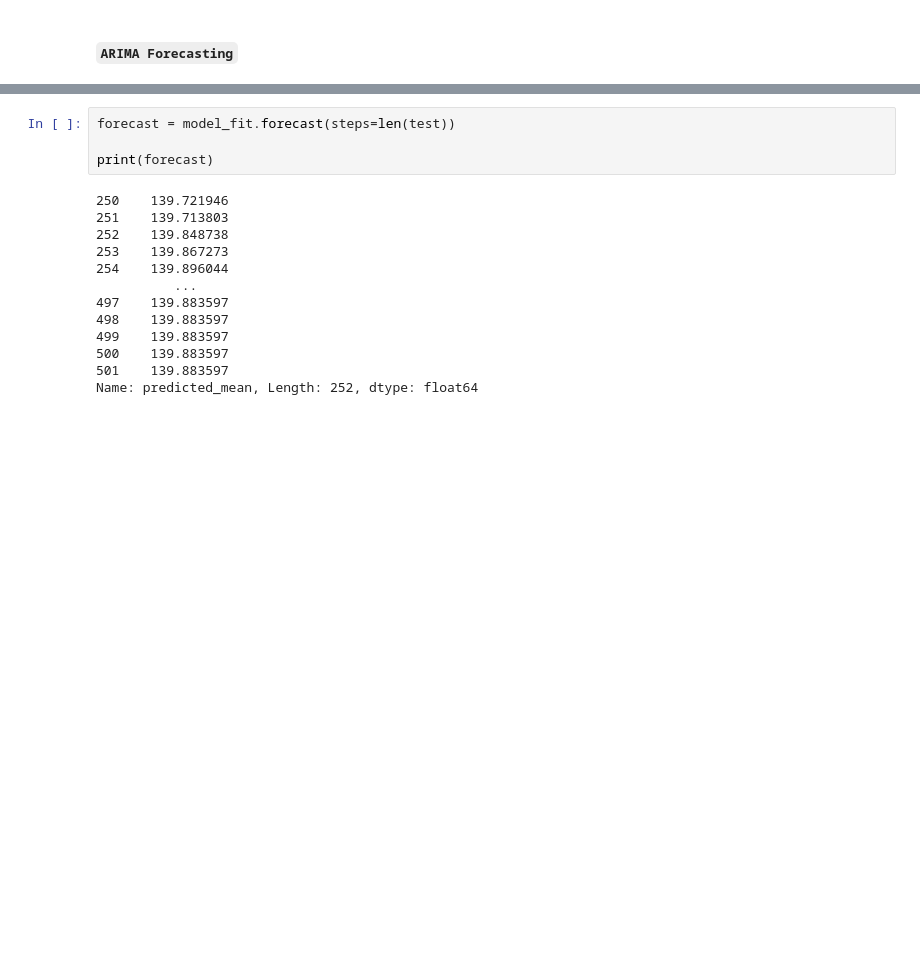
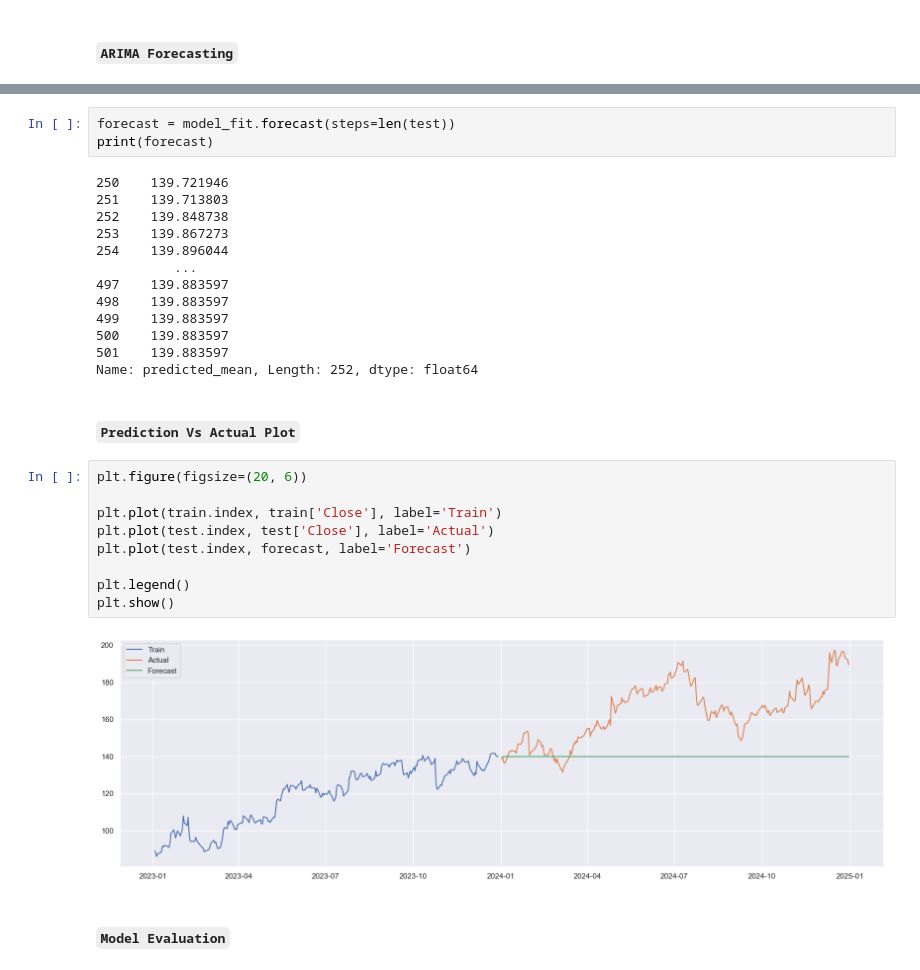
Before and after one commit to codewithraphael/machine-learning, a Jupyter notebook: Time Series Forecasting/Google/Notebook/google.ipynb, the cells around one changed output, grey strips where cells are left out. Drawn from its saved outputs; the diff is of its cells as text; blank space fills up the shorter version.

```diff
--- a/Time Series Forecasting/Google/Notebook/google.ipynb
+++ b/Time Series Forecasting/Google/Notebook/google.ipynb
@@ -169,7 +185,6 @@ Warnings:
 [1] Covariance matrix calculated using the outer product of gradients (complex-step).
 # %%
 forecast = model_fit.forecast(steps=len(test))
-
 print(forecast)
 # %% [output]
 250    139.721946
@@ -184,3 +199,18 @@ print(forecast)
 500    139.883597
 501    139.883597
 Name: predicted_mean, Length: 252, dtype: float64
+# %% [markdown]
+#### `Prediction Vs Actual Plot`
+# %%
+plt.figure(figsize=(20, 6))
+
+plt.plot(train.index, train['Close'], label='Train')
+plt.plot(test.index, test['Close'], label='Actual')
+plt.plot(test.index, forecast, label='Forecast')
+
+plt.legend()
+plt.show()
+# %% [output]
+[figure, added]
+# %% [markdown]
+#### `Model Evaluation`
```
Also changed, not shown: parts of 6 cells of this notebook.
